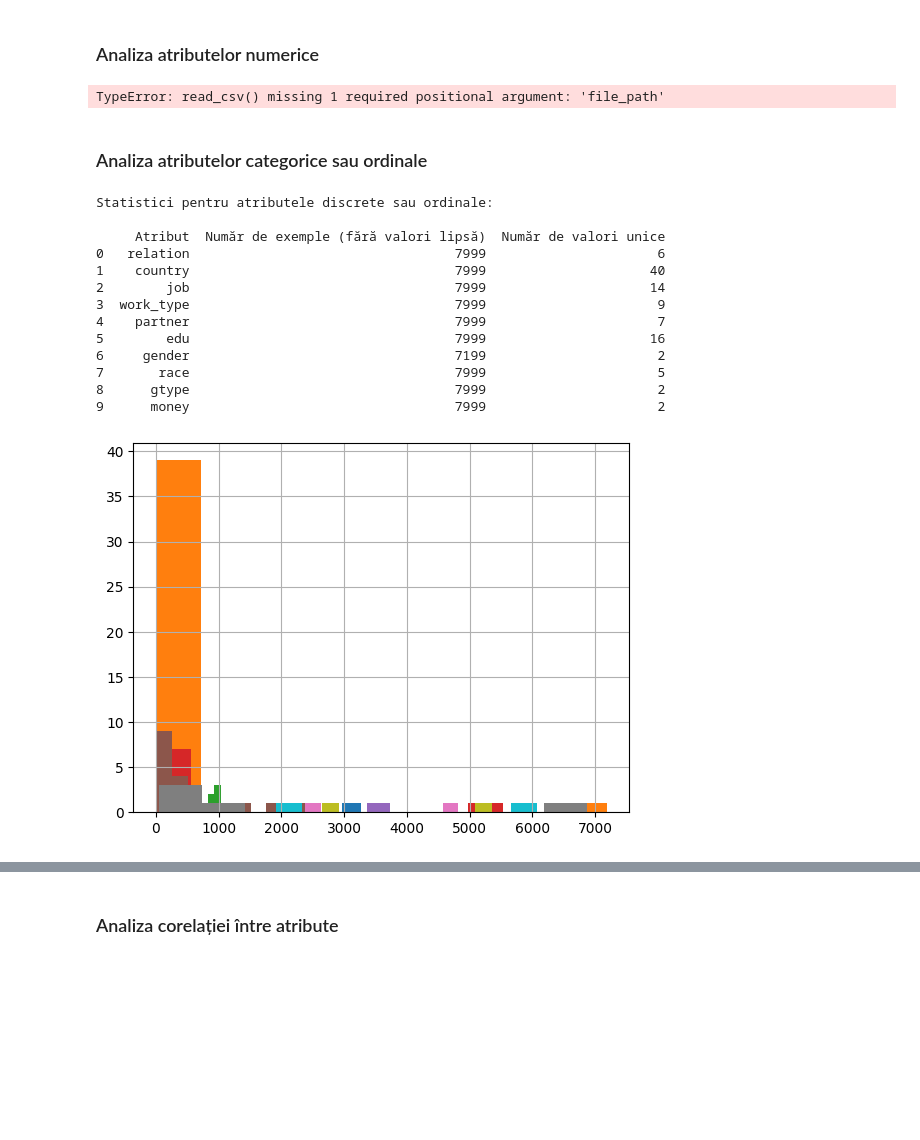
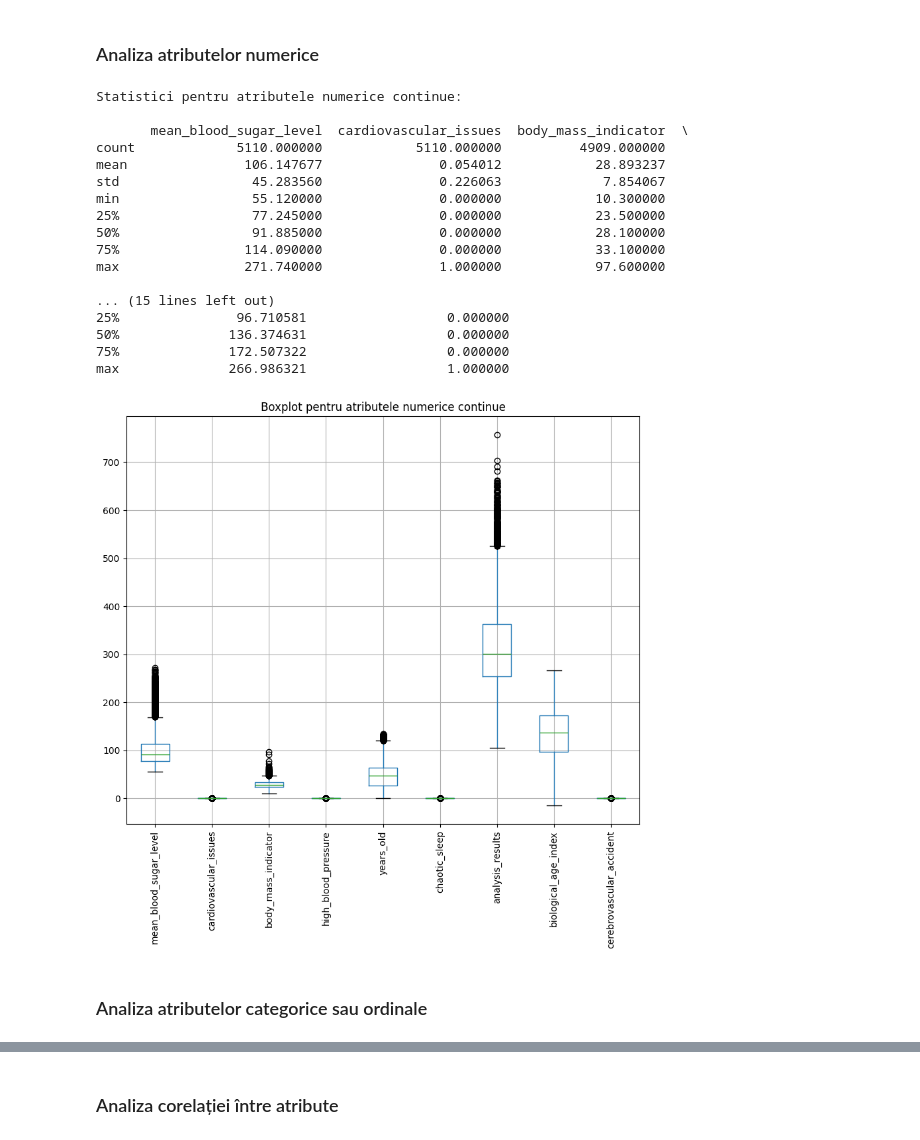
Before and after one commit to Ana-Mirza/IA_Tema2, a Jupyter notebook: tema2.ipynb, the cells around one changed output, grey strips where cells are left out. Drawn from its saved outputs; the diff is of its cells as text; code cells hidden in the pictures; blank space fills up the shorter version.

```diff
--- a/tema2.ipynb
+++ b/tema2.ipynb
@@ -77,10 +77,27 @@ def generate_numerical_atributes_statistic(df):
     plt.show()
 # %%
 # Extrage statistici și generează grafice Boxplot
-X_train = read_csv(full_file_avc)
-generate_numerical_atributes_statistic(X_train)
+X = read_csv(full_file_avc)
+generate_numerical_atributes_statistic(X)
 # %% [output]
-TypeError: read_csv() missing 1 required positional argument: 'file_path'
+Statistici pentru atributele numerice continue:
+
+       mean_blood_sugar_level  cardiovascular_issues  body_mass_indicator  \
+count             5110.000000            5110.000000          4909.000000
+mean               106.147677               0.054012            28.893237
+std                 45.283560               0.226063             7.854067
+min                 55.120000               0.000000            10.300000
+25%                 77.245000               0.000000            23.500000
+50%                 91.885000               0.000000            28.100000
+75%                114.090000               0.000000            33.100000
+max                271.740000               1.000000            97.600000
+
+... (15 lines left out)
+25%               96.710581                  0.000000
+50%              136.374631                  0.000000
+75%              172.507322                  0.000000
+max              266.986321                  1.000000
+[figure, added]
 # %% [markdown]
 ### Analiza atributelor categorice sau ordinale
 # %%
@@ -127,20 +144,3 @@ def generate_discrete_atributes_statistics(df):
         col_value_counts = df[col].value_counts()
         # Crează o histogrmă cu frecvențele valorilor unice
         col_value_counts.hist()
-# %%
-generate_discrete_atributes_statistics(X_train)
-# %% [output]
-Statistici pentru atributele discrete sau ordinale:
-
-     Atribut  Număr de exemple (fără valori lipsă)  Număr de valori unice
-0   relation                                  7999                      6
-1    country                                  7999                     40
-2        job                                  7999                     14
-3  work_type                                  7999                      9
-4    partner                                  7999                      7
-5        edu                                  7999                     16
-6     gender                                  7199                      2
-7       race                                  7999                      5
-8      gtype                                  7999                      2
-9      money                                  7999                      2
-[figure, removed]
```
Also changed, not shown: parts of 40 cells of this notebook.
